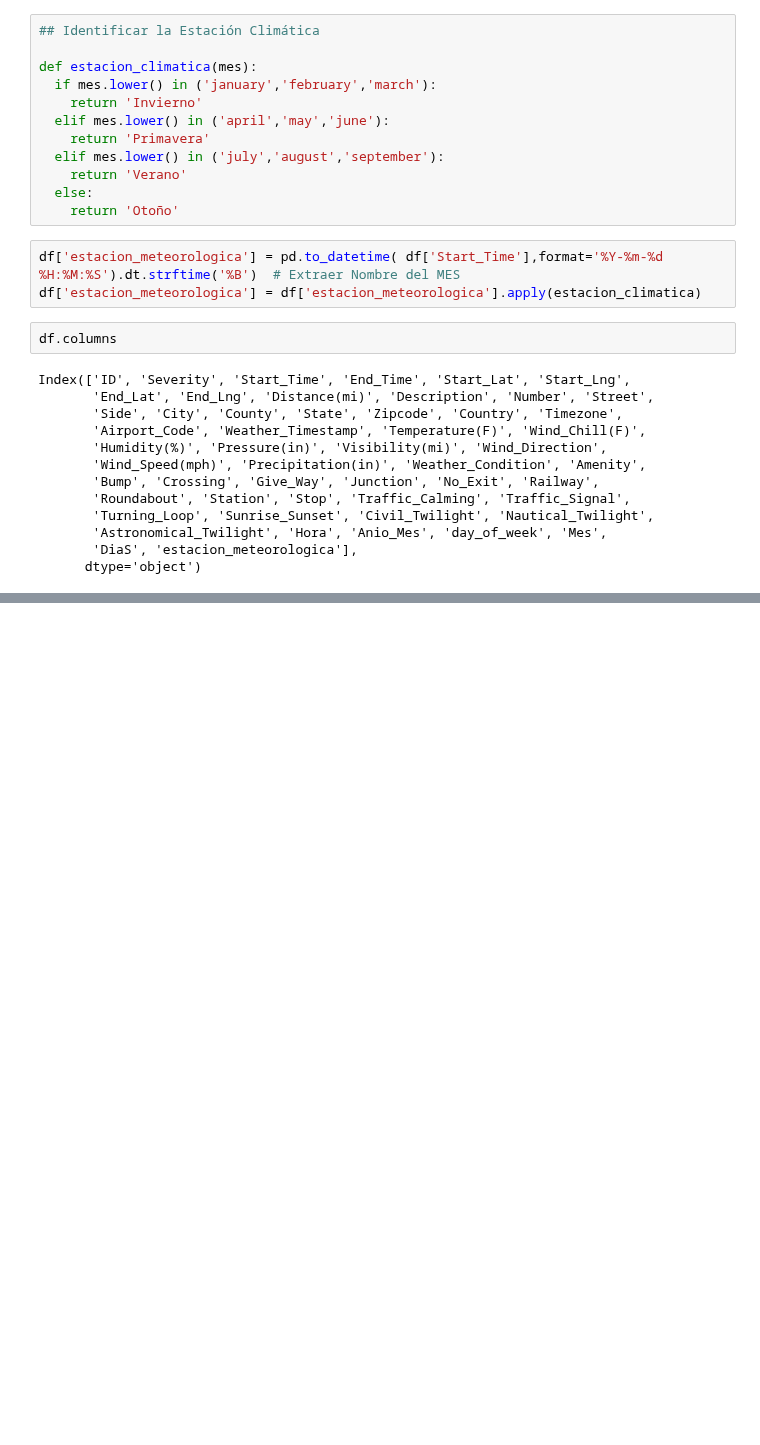
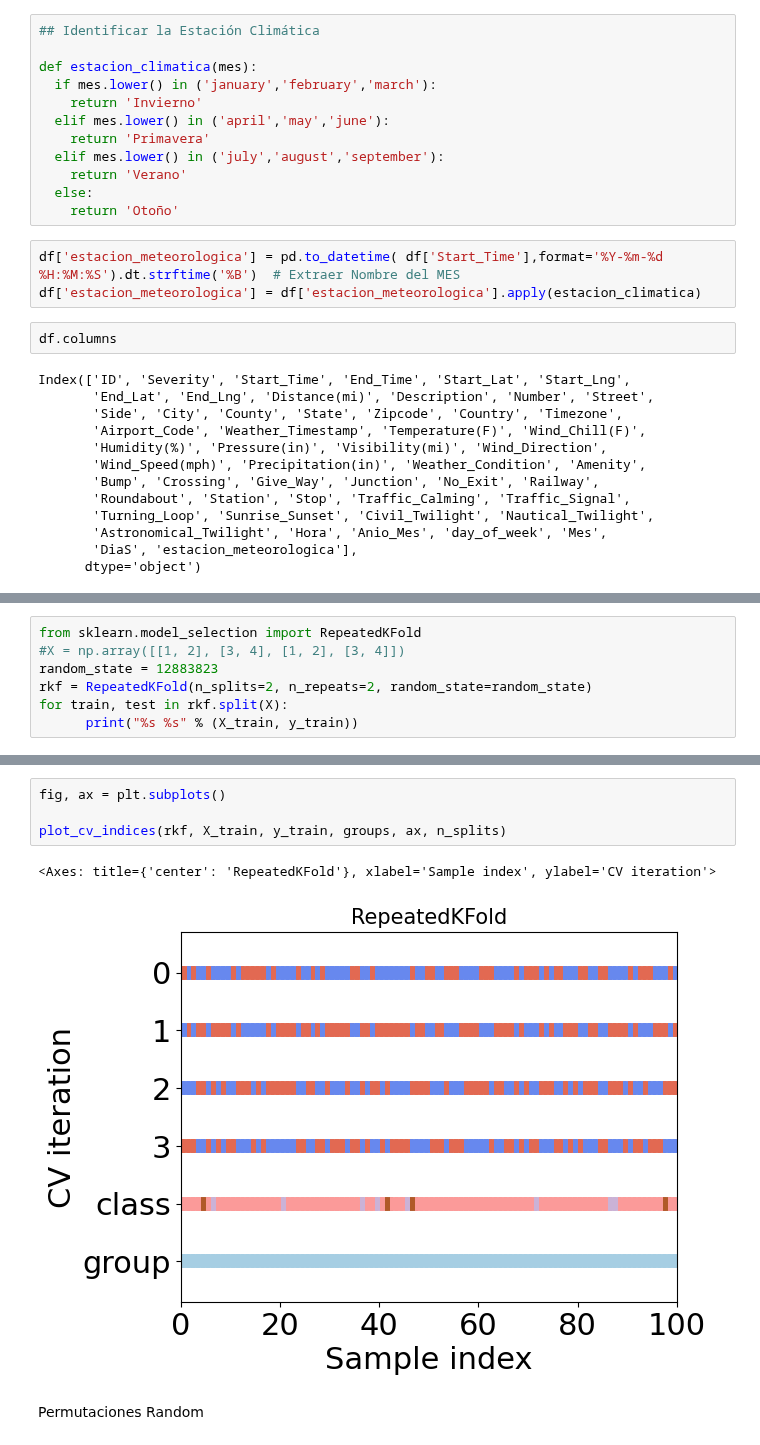
Before and after one commit to EWECORP/DScience_41870, a Jupyter notebook: Desafio_CrossValidation_Eduardo_Ettlin.ipynb, the cells around one changed output, grey strips where cells are left out. Cells and saved outputs as stored; diff of their text form; blank space fills up the shorter version.

```diff
--- a/Desafio_CrossValidation_Eduardo_Ettlin.ipynb
+++ b/Desafio_CrossValidation_Eduardo_Ettlin.ipynb
@@ -318,0 +406,7 @@ print(f'Accuracy del modelo = {round(accuracy_score(y_test, halving_cv.predict(X
+# %%
+from sklearn.model_selection import RepeatedKFold
+#X = np.array([[1, 2], [3, 4], [1, 2], [3, 4]])
+random_state = 12883823
+rkf = RepeatedKFold(n_splits=2, n_repeats=2, random_state=random_state)
+for train, test in rkf.split(X):
+      print("%s %s" % (X_train, y_train))
@@ -318,0 +431,9 @@ print(f'Accuracy del modelo = {round(accuracy_score(y_test, halving_cv.predict(X
+# %%
+fig, ax = plt.subplots()
+
+plot_cv_indices(rkf, X_train, y_train, groups, ax, n_splits)
+# %% [output]
+<Axes: title={'center': 'RepeatedKFold'}, xlabel='Sample index', ylabel='CV iteration'>
+[figure, added]
+# %% [markdown]
+Permutaciones Random
```
Also changed, not shown: parts of 48 cells of this notebook.
